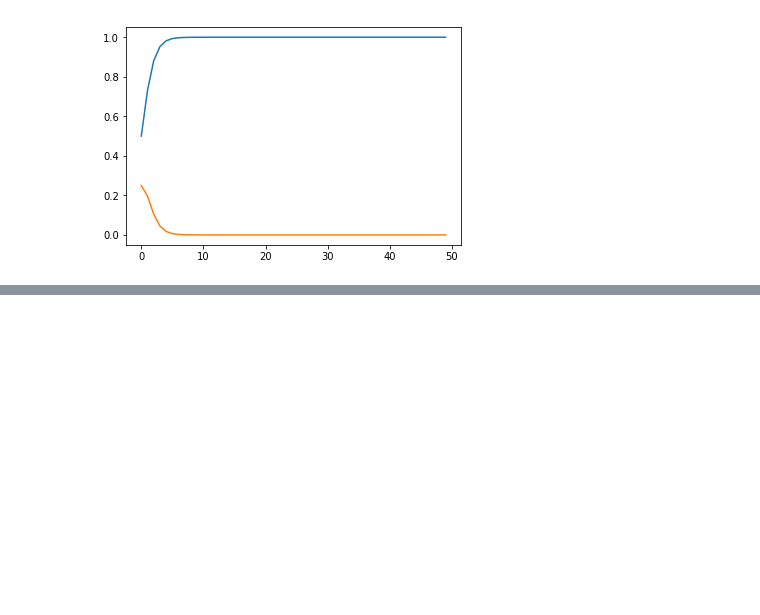
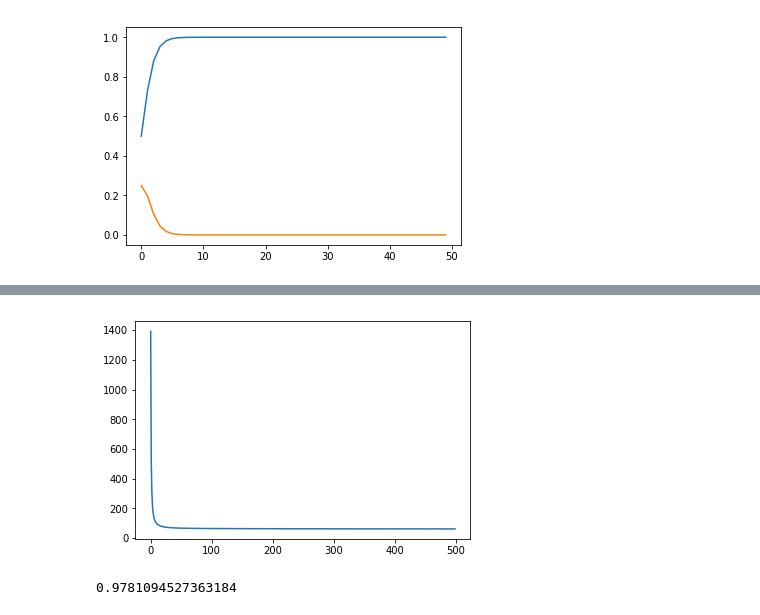
Before and after one commit to mrzResearchArena/Intro-Deep, a Jupyter notebook: forwardprop.ipynb, the cells around one changed output, grey strips where cells are left out. Cells and saved outputs as stored; diff of their text form; code cells hidden in the pictures; blank space fills up the shorter version.

Commit message:
Update forwardprop

```diff
--- a/forwardprop.ipynb
+++ b/forwardprop.ipynb
@@ -233,0 +219,12 @@ plt.plot(x, Sp(x))
+# %%
+def cost(Y, Yp):
+    return -(Y * np.log(Yp)).sum()
+# %%
+def forward(X, W1, b1, W2, b2):
+    a1 = (X@W1) + b1
+    z1 = sigmoid(a1)
+
+    a2 = (z1@W2) + b2
+    Yp = softmax(a2)
+
+    return Yp, z1
@@ -233,0 +244,9 @@ plt.plot(x, Sp(x))
+# %%
+N, D, H, K = 500, 2, 3, 3
+
+X1 = np.random.randn(N, D) + np.array([0, -2])
+X2 = np.random.randn(N, D) + np.array([2, 2])
+X3 = np.random.randn(N, D) + np.array([-2, 2])
+
+X = np.vstack((X1, X2, X3))
+Y = np.array([0]*500+[1]*500+[2]*500)
@@ -233,0 +335,8 @@ plt.plot(x, Sp(x))
+# %%
+X, Y = shuffle(X, Y)
+from sklearn.model_selection import train_test_split
+Xtrain, Xtest, Ytrain, Ytest = train_test_split(X, Y, test_size=0.33, random_state=0)
+# %%
+model = ANN(3)
+model.fit(Xtrain, Ytrain, lr=1e-3, epoch=5000)
+# %% [output]
@@ -233,0 +360,5 @@ plt.plot(x, Sp(x))
+[figure, added]
+# %%
+model.predict(Xtest, Ytest)
+# %% [output]
+0.9781094527363184
```
Also changed, not shown: parts of 17 cells of this notebook, 2 other files.
